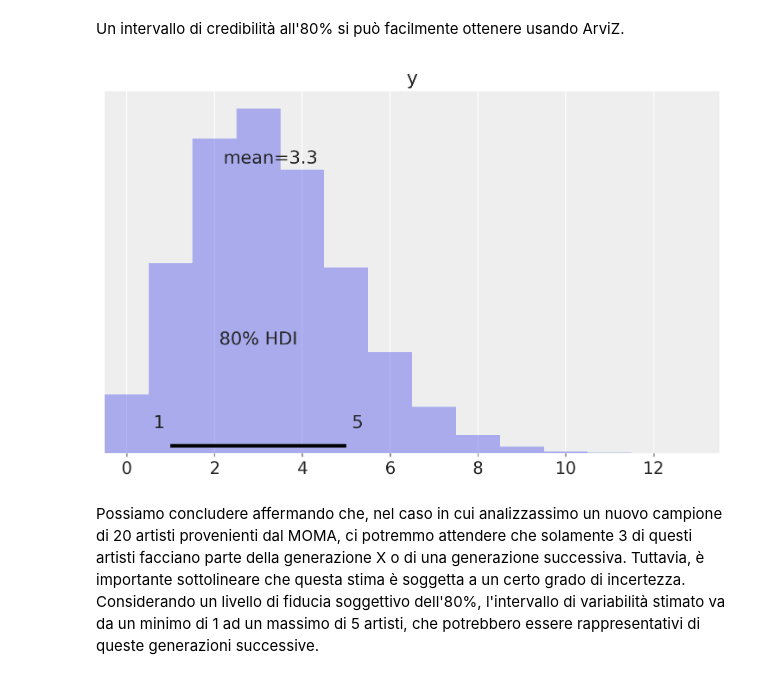
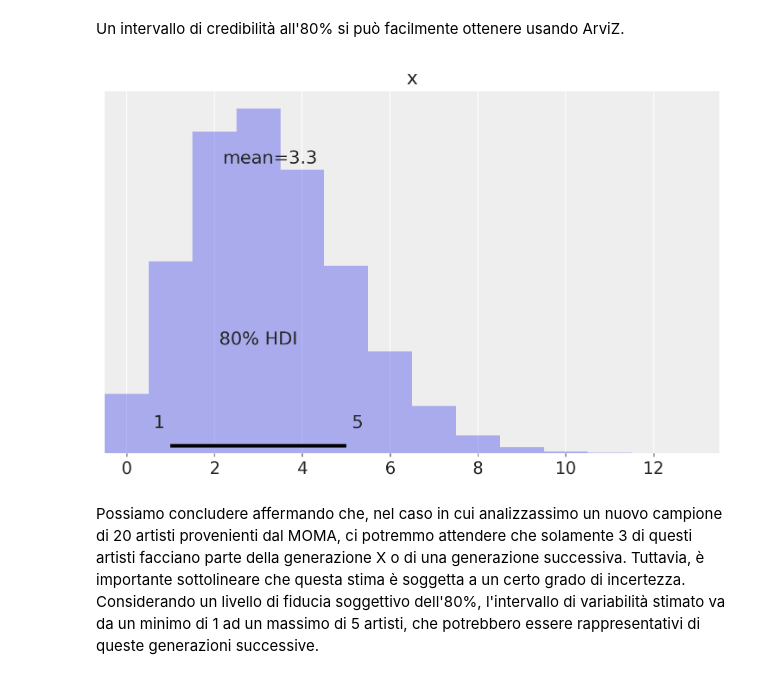
Before and after one commit to ccaudek/ds4psy, a Jupyter notebook: chapter_4/13_prediction.ipynb, the cells around one changed output. Drawn from its saved outputs; the diff is of its cells as text; code cells hidden in the pictures.

```diff
--- a/chapter_4/13_prediction.ipynb
+++ b/chapter_4/13_prediction.ipynb
@@ -176,13 +176,9 @@ plt.plot(bin_centers, px, "o", color="blue", label="Beta-Binomial");
 # %% [markdown]
 Un intervallo di credibilità all'80% si può facilmente ottenere usando ArviZ.
 # %%
-# Create a dictionary with the data
-data_dict = {"y": y_tilde}
-
-# Create the plot using ArviZ
-az.plot_posterior(data_dict, hdi_prob=0.8, kind="kde", bw=0.5);
+az.plot_posterior(y_tilde, hdi_prob=0.8, kind="kde", bw=0.5);
 # %% [output]
-[figure, old version]
+[figure, new version]
 # %% [markdown]
 Possiamo concludere affermando che, nel caso in cui analizzassimo un nuovo campione di 20 artisti provenienti dal MOMA, ci potremmo attendere che solamente 3 di questi artisti facciano parte della generazione X o di una generazione successiva. Tuttavia, è importante sottolineare che questa stima è soggetta a un certo grado di incertezza. Considerando un livello di fiducia soggettivo dell'80%, l'intervallo di variabilità stimato va da un minimo di 1 ad un massimo di 5 artisti, che potrebbero essere rappresentativi di queste generazioni successive.
 # %% [markdown]
```
Also changed, not shown: parts of 11 cells of this notebook, 3 other files.
